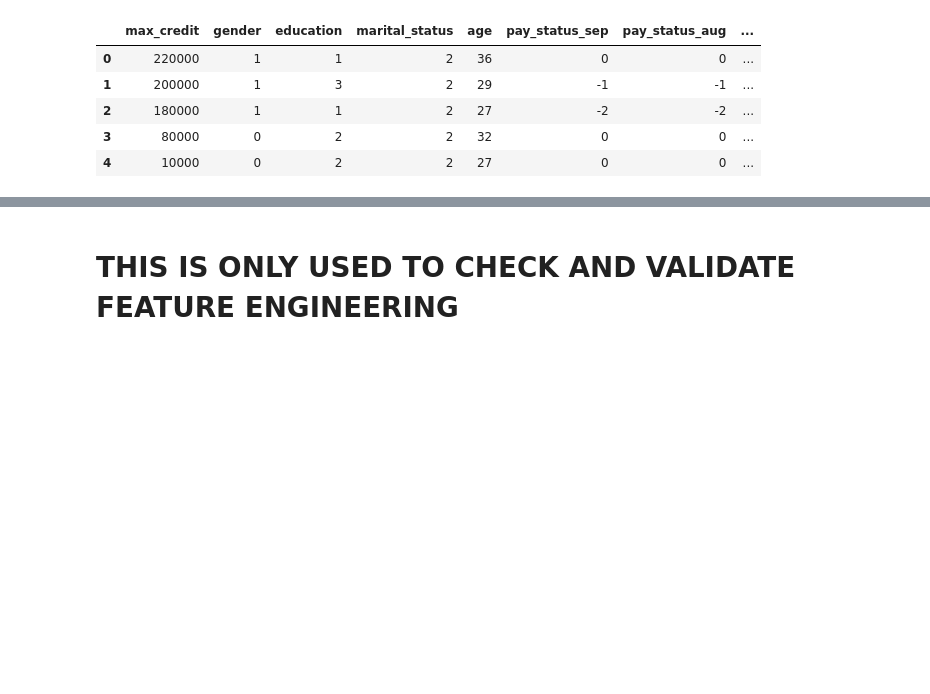
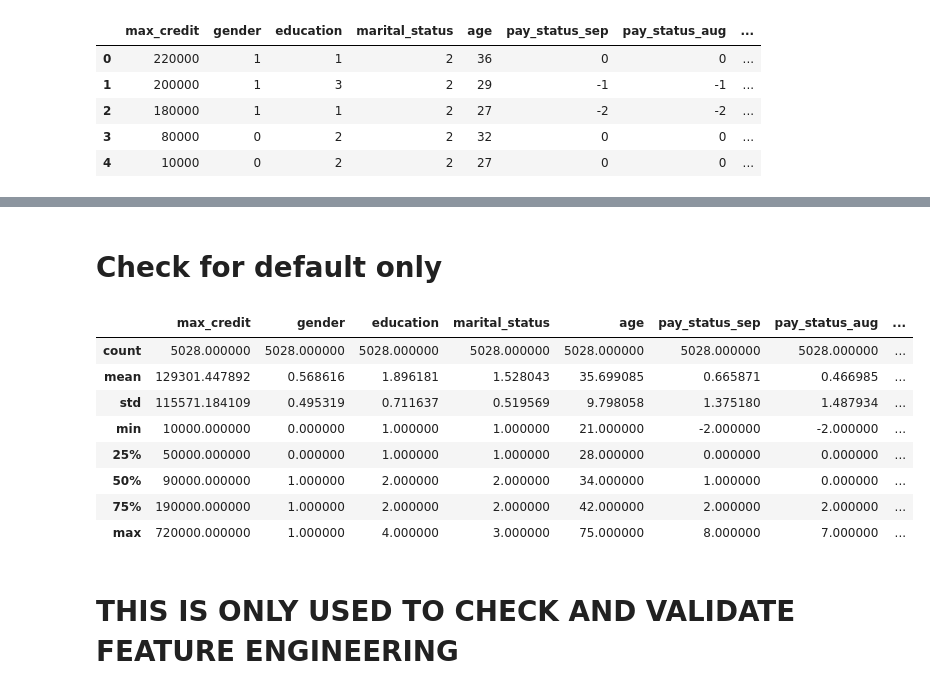
Before and after one commit to Astroraf/cc_default_prediction_model, a Jupyter notebook: notebooks/default_payment_eda.ipynb, the cells around one changed output, grey strips where cells are left out. Drawn from its saved outputs; the diff is of its cells as text; code cells hidden in the pictures; blank space fills up the shorter version.

```diff
--- a/notebooks/default_payment_eda.ipynb
+++ b/notebooks/default_payment_eda.ipynb
@@ -263,3 +277,17 @@ df.head()
+# %% [markdown]
+# Check for default only
+# %%
+df[df.default == 1].describe()
+# %% [output]
+|  | max_credit | gender | education | marital_status | age | pay_status_sep | pay_status_aug | ... |
+| count | 5028.000000 | 5028.000000 | 5028.000000 | 5028.000000 | 5028.000000 | 5028.000000 | 5028.000000 | ... |
+| mean | 129301.447892 | 0.568616 | 1.896181 | 1.528043 | 35.699085 | 0.665871 | 0.466985 | ... |
+| std | 115571.184109 | 0.495319 | 0.711637 | 0.519569 | 9.798058 | 1.375180 | 1.487934 | ... |
+| min | 10000.000000 | 0.000000 | 1.000000 | 1.000000 | 21.000000 | -2.000000 | -2.000000 | ... |
+| 25% | 50000.000000 | 0.000000 | 1.000000 | 1.000000 | 28.000000 | 0.000000 | 0.000000 | ... |
+| 50% | 90000.000000 | 1.000000 | 2.000000 | 2.000000 | 34.000000 | 1.000000 | 0.000000 | ... |
+| 75% | 190000.000000 | 1.000000 | 2.000000 | 2.000000 | 42.000000 | 2.000000 | 2.000000 | ... |
+| max | 720000.000000 | 1.000000 | 4.000000 | 3.000000 | 75.000000 | 8.000000 | 7.000000 | ... |
 # %% [markdown]
 # THIS IS ONLY USED TO CHECK AND VALIDATE FEATURE ENGINEERING
 # %%
```
Also changed, not shown: parts of 2 cells of this notebook.
